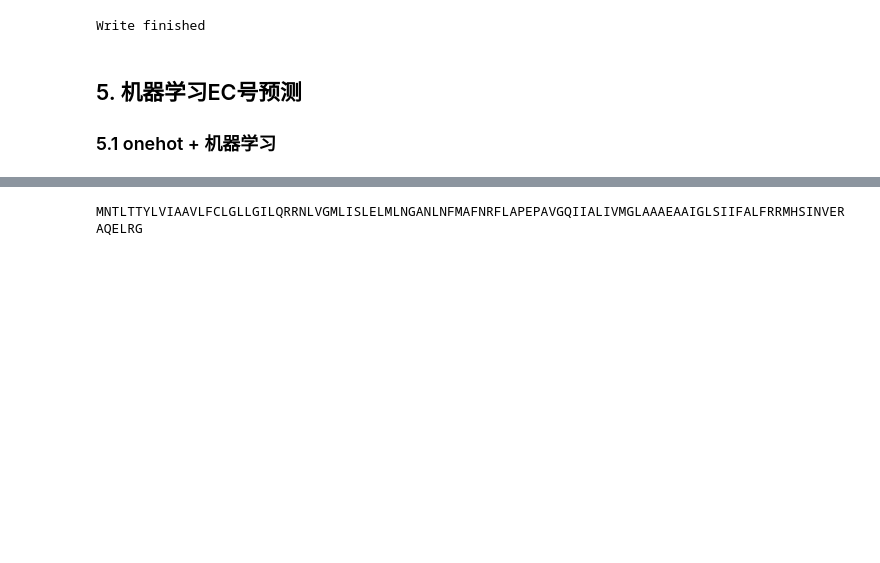
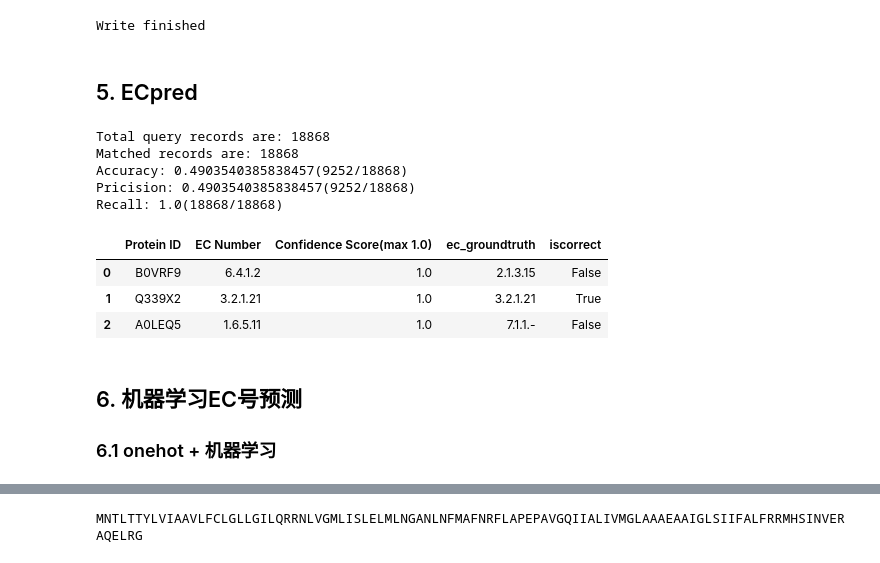
Before and after one commit to kingstdio/BioUniprot, a Jupyter notebook: tasks/task3/task3_ecPrediction.ipynb, the cells around one changed output, grey strips where cells are left out. Saved outputs shown, nothing was run; the diff lists cells and outputs as text; code cells hidden in the pictures; blank space fills up the shorter version.

```diff
--- a/tasks/task3/task3_ecPrediction.ipynb
+++ b/tasks/task3/task3_ecPrediction.ipynb
@@ -146,9 +149,40 @@ print('Matched records are: {0}'.format(find))
 print('Accuracy: {0}({1}/{2})'.format(correct/total, correct, total))
 print('Pricision: {0}({1}/{2})'.format(correct/find, correct, find))
 print('Recall: {0}({1}/{2})'.format(find/total, find, total))
+# %% [markdown]
+## 5. ECpred
+# %%
+## 读取结果
+ecpred_results = pd.read_csv('./data/ecpred_results.tsv', sep='\t', header=0) #读入文件
+ec_dict = {v: k for k,v in zip(test.ec_number, test.id )}
+ecpred_results['ec_groundtruth'] = ecpred_results.apply(lambda x: ec_dict.get(x['Protein ID']), axis=1)
+ecpred_results['iscorrect'] = ecpred_results.apply(lambda x: x['EC Number'] == x.ec_groundtruth, axis=1)
+# %%
+# 计算指标
+correct = sum(ecpred_results['iscorrect'])
+find  = len(ecpred_results)
+total = len(test)
+print('Total query records are: {0}'.format(total))
+print('Matched records are: {0}'.format(find))
+print('Accuracy: {0}({1}/{2})'.format(correct/total, correct, total))
+print('Pricision: {0}({1}/{2})'.format(correct/find, correct, find))
+print('Recall: {0}({1}/{2})'.format(find/total, find, total))
+# %% [output]
+Total query records are: 18868
+Matched records are: 18868
+Accuracy: 0.4903540385838457(9252/18868)
+Pricision: 0.4903540385838457(9252/18868)
+Recall: 1.0(18868/18868)
+# %%
+ecpred_results.head(3)
+# %% [output]
+|  | Protein ID | EC Number | Confidence Score(max 1.0) | ec_groundtruth | iscorrect |
+| 0 | B0VRF9 | 6.4.1.2 | 1.0 | 2.1.3.15 | False |
+| 1 | Q339X2 | 3.2.1.21 | 1.0 | 3.2.1.21 | True |
+| 2 | A0LEQ5 | 1.6.5.11 | 1.0 | 7.1.1.- | False |
 # %% [markdown]
-## 5. 机器学习EC号预测
-### 5.1 onehot + 机器学习
+## 6. 机器学习EC号预测
+### 6.1 onehot + 机器学习
 # %%
 trainset = train[['id', 'ec_label','seq', 'seqlength']].reset_index(drop=True)
 testset = test[['id', 'ec_label','seq', 'seqlength']].reset_index(drop=True)
```
Also changed, not shown: parts of 3 cells of this notebook, 6 other files.
